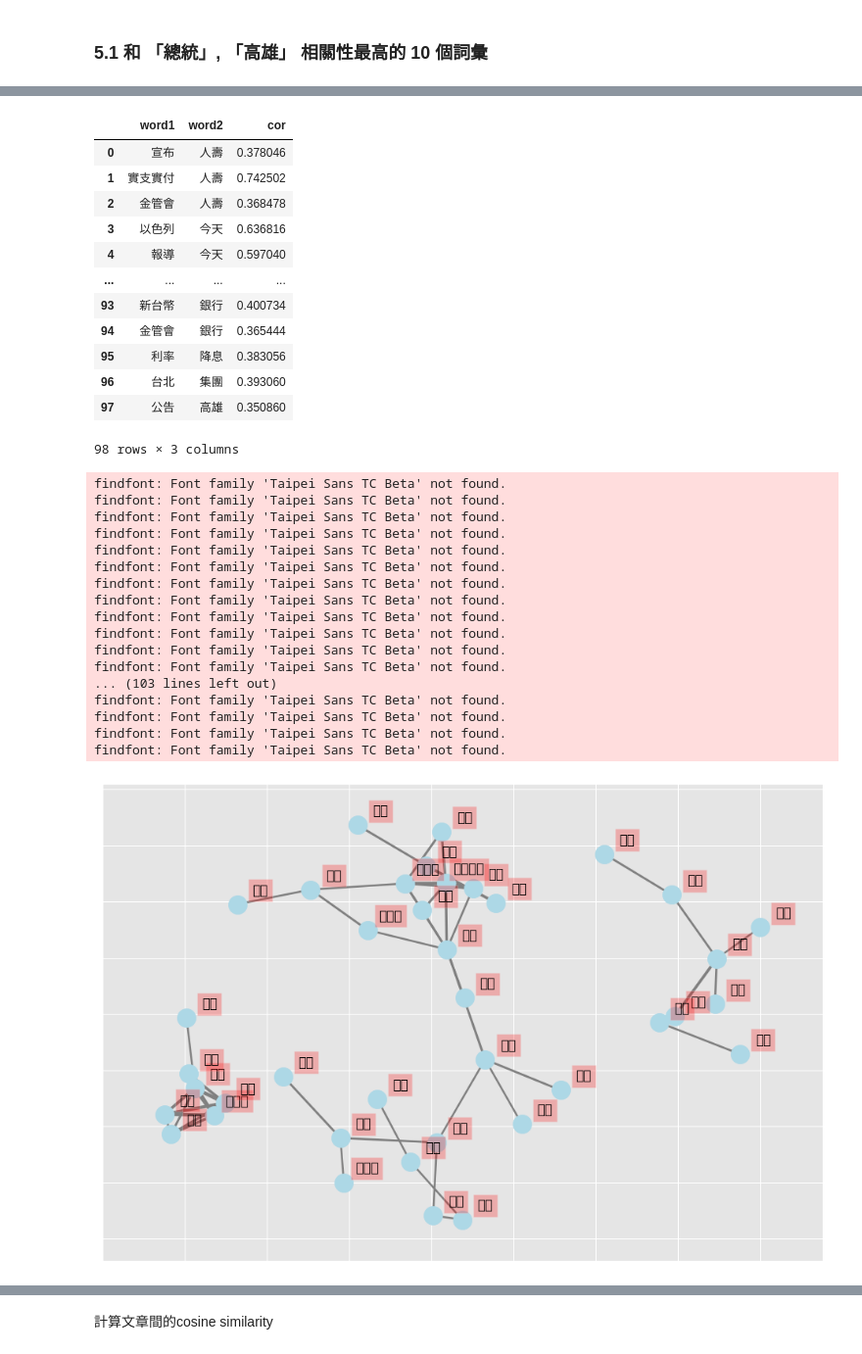
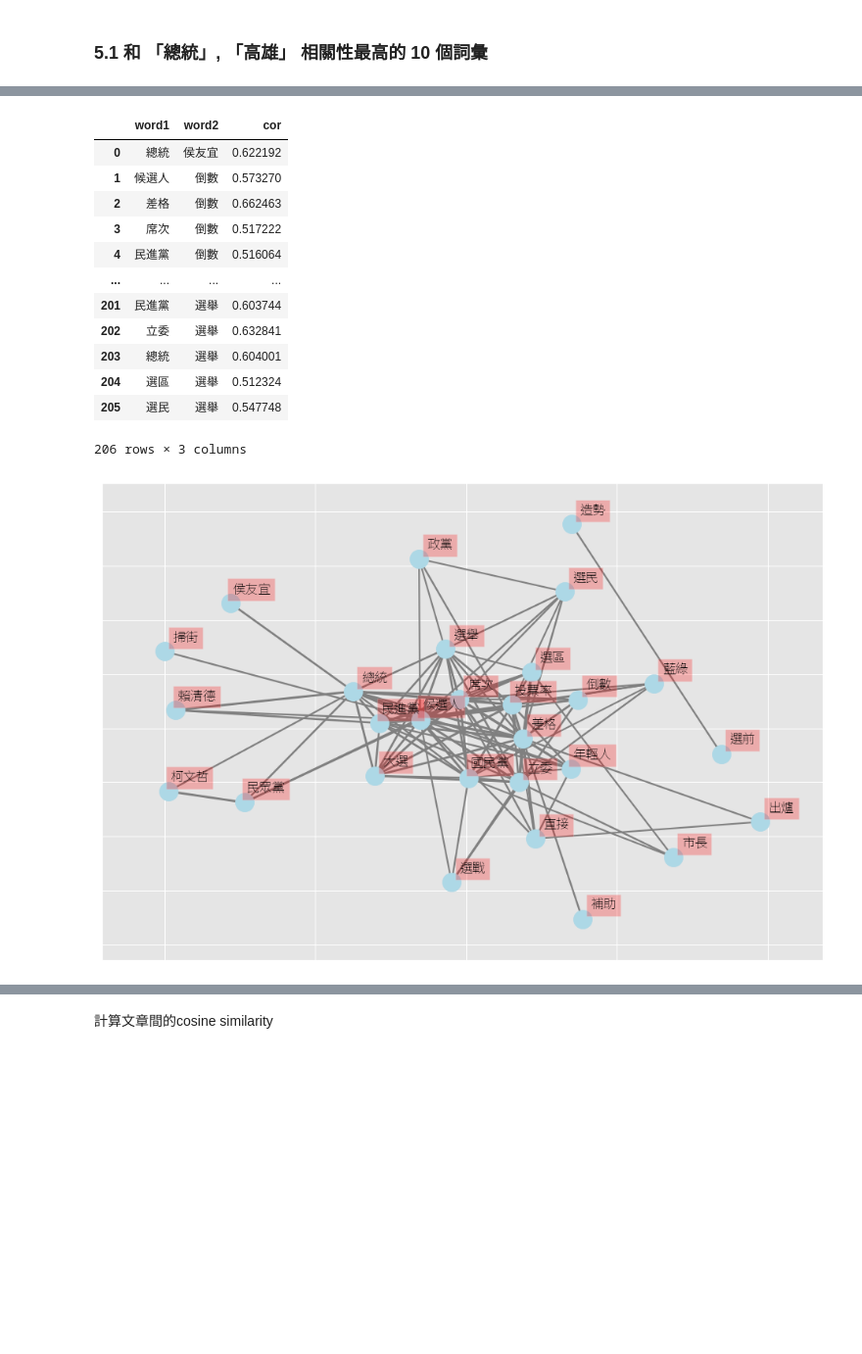
Before and after one commit to whats2000/NatureLanguageAnalyze, a Jupyter notebook: udn_text_zh.ipynb, the cells around one changed output, grey strips where cells are left out. Shown: that part at 98% size. Cells and saved outputs as stored; diff of their text form; code cells hidden in the pictures; blank space fills up the shorter version.

```diff
--- a/udn_text_zh.ipynb
+++ b/udn_text_zh.ipynb
@@ -478,7 +487,7 @@ weights = [w[2]['weight']*0.01 for w in  G.edges(data=True)]
 # %%
 fig, ax = plt.subplots(figsize=(12, 10))
 
-pos = nx.spring_layout(G, k=1.5)# k越大，斥力越小l;k越小，斥力越大
+pos = nx.spring_layout(G, k=4)# k越大，斥力越小l;k越小，斥力越大
 
 # networks
 nx.draw_networkx(G, pos,
@@ -616,22 +510,0 @@ weights = [w[2]['weight']*0.01 for w in  G.edges(data=True)]
-# %%
-fig, ax = plt.subplots(figsize=(12, 10))
-
-pos = nx.spring_layout(G, k=1.5)# k越大，斥力越小l;k越小，斥力越大
-
-# networks
-nx.draw_networkx(G, pos,
-                 font_size=16,
-                 width=weights,
-                 edge_color='grey',
-                 node_color='purple',
-                 with_labels = False,
-                 ax=ax)
-
-# 增加 labels
-for key, value in pos.items():
-    x, y = value[0]+.07, value[1]+.045
-    ax.text(x, y,
-            s=key,
-            bbox=dict(facecolor='red', alpha=0.25),
-            horizontalalignment='center', fontsize=13)
-plt.show()
@@ -811,23 +652,23 @@ most_freq_word = most_freq_df['word'].tolist()
 filtered_df = word_cor_df[(word_cor_df['word1'].isin(most_freq_word)) & (word_cor_df['word2'].isin(most_freq_word))]
 
 # 篩選出相關係數大於0.35的組合
-filtered_df = filtered_df[filtered_df['cor'] > 0.35]
+filtered_df = filtered_df[filtered_df['cor'] > 0.5]
 filtered_df.reset_index(inplace=True, drop=True)
 filtered_df
 # %% [output]
 |  | word1 | word2 | cor |
-| 0 | 宣布 | 人壽 | 0.378046 |
-| 1 | 實支實付 | 人壽 | 0.742502 |
-| 2 | 金管會 | 人壽 | 0.368478 |
-| 3 | 以色列 | 今天 | 0.636816 |
-| 4 | 報導 | 今天 | 0.597040 |
+| 0 | 總統 | 侯友宜 | 0.622192 |
+| 1 | 候選人 | 倒數 | 0.573270 |
+| 2 | 差格 | 倒數 | 0.662463 |
+| 3 | 席次 | 倒數 | 0.517222 |
+| 4 | 民進黨 | 倒數 | 0.516064 |
 | ... | ... | ... | ... |
-| 93 | 新台幣 | 銀行 | 0.400734 |
-| 94 | 金管會 | 銀行 | 0.365444 |
-| 95 | 利率 | 降息 | 0.383056 |
-| 96 | 台北 | 集團 | 0.393060 |
-| 97 | 公告 | 高雄 | 0.350860 |
+| 201 | 民進黨 | 選舉 | 0.603744 |
+| 202 | 立委 | 選舉 | 0.632841 |
+| 203 | 總統 | 選舉 | 0.604001 |
+| 204 | 選區 | 選舉 | 0.512324 |
+| 205 | 選民 | 選舉 | 0.547748 |
-98 rows × 3 columns
+206 rows × 3 columns
 # %%
 # Create network plot
 g = nx.Graph()
@@ -837,46 +678,29 @@ for i in range(len(filtered_df)):
     g.add_edge(filtered_df["word1"][i], filtered_df["word2"][i], weight=filtered_df["cor"][i])
 
 # 取得edge權重
-weights = [w[2]['weight']*5 for w in  g.edges(data=True)]
+weights = [w[2]['weight']*3 for w in  g.edges(data=True)]
 # %%
 fig, ax = plt.subplots(figsize=(12, 8))
 
-pos = nx.spring_layout(g, k=0.3)
+pos = nx.spring_layout(g, k=1)
 
 # networks
 nx.draw_networkx(g, pos,
                  font_size=16,
                  width=weights,
                  edge_color='grey',
                  node_color='lightblue',
                  with_labels = False,
                  ax=ax)
 
 # 增加 labels
 for key, value in pos.items():
     x, y = value[0]+.07, value[1]+.045
     ax.text(x, y,
             s=key,
             bbox=dict(facecolor='red', alpha=0.25),
             horizontalalignment='center', fontsize=12)
 
 plt.show()
 # %% [output]
-findfont: Font family 'Taipei Sans TC Beta' not found.
-findfont: Font family 'Taipei Sans TC Beta' not found.
-findfont: Font family 'Taipei Sans TC Beta' not found.
-findfont: Font family 'Taipei Sans TC Beta' not found.
-findfont: Font family 'Taipei Sans TC Beta' not found.
-findfont: Font family 'Taipei Sans TC Beta' not found.
-findfont: Font family 'Taipei Sans TC Beta' not found.
-findfont: Font family 'Taipei Sans TC Beta' not found.
-findfont: Font family 'Taipei Sans TC Beta' not found.
-findfont: Font family 'Taipei Sans TC Beta' not found.
-findfont: Font family 'Taipei Sans TC Beta' not found.
-findfont: Font family 'Taipei Sans TC Beta' not found.
-... (103 lines left out)
-findfont: Font family 'Taipei Sans TC Beta' not found.
-findfont: Font family 'Taipei Sans TC Beta' not found.
-findfont: Font family 'Taipei Sans TC Beta' not found.
-findfont: Font family 'Taipei Sans TC Beta' not found.
-[figure, old version]
+[figure, new version]
```
Also changed, not shown: parts of 70 cells of this notebook, 3 other files.
